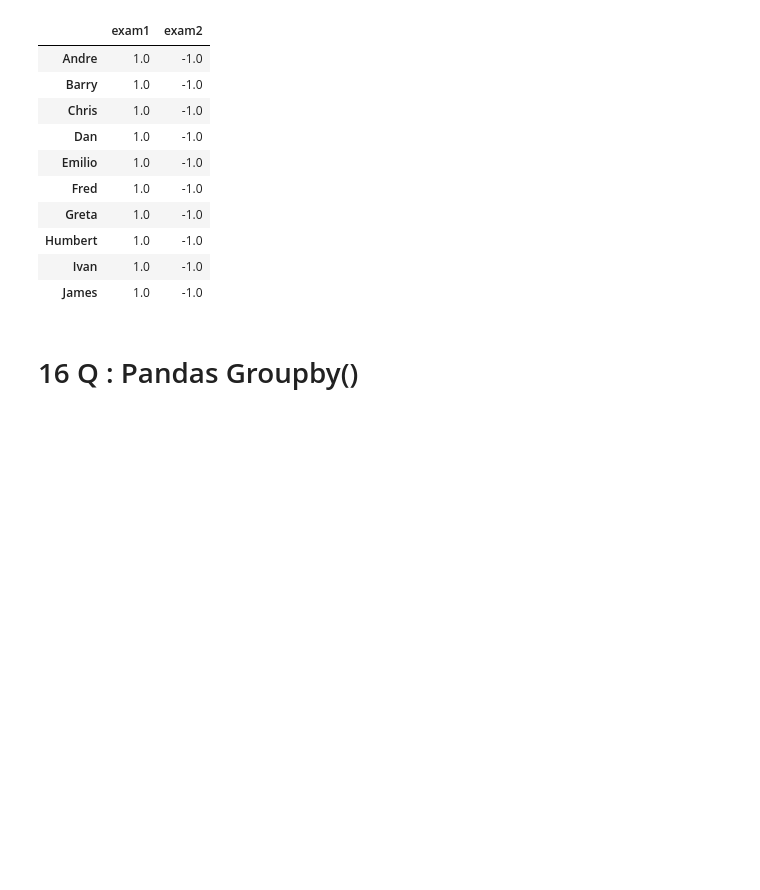
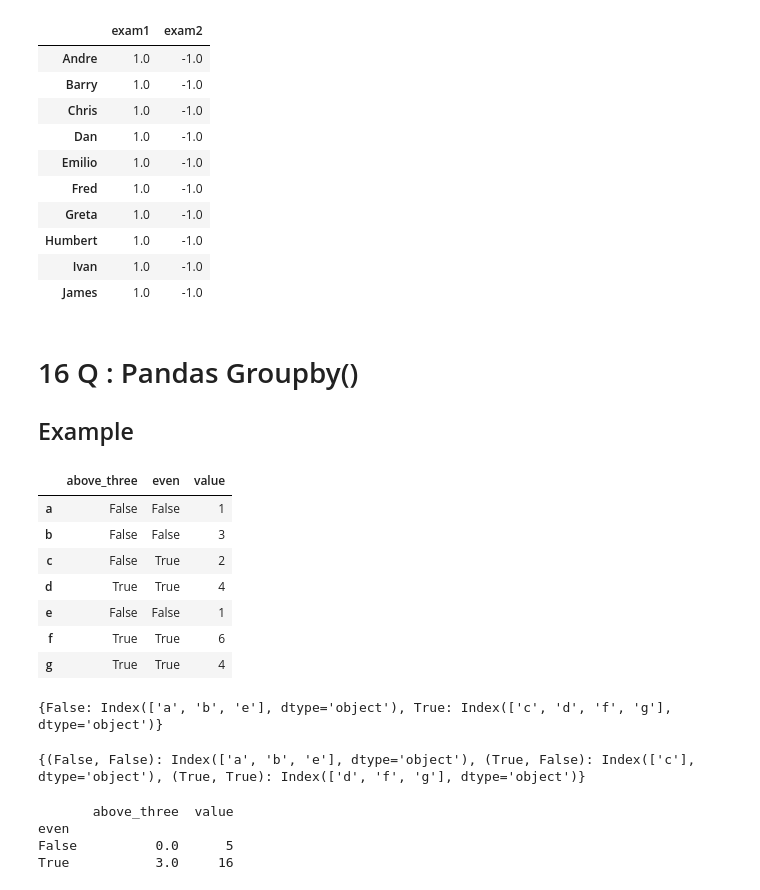
Before and after one commit to Kanbc/intro-to-data-analysis, a Jupyter notebook: code/Chapter 3 - NumPy and Pandas for 2D Data.ipynb, the cells around one changed output. Saved outputs shown, nothing was run; the diff lists cells and outputs as text; code cells hidden in the pictures; blank space fills up the shorter version.

```diff
--- a/code/Chapter 3 - NumPy and Pandas for 2D Data.ipynb
+++ b/code/Chapter 3 - NumPy and Pandas for 2D Data.ipynb
@@ -1107,3 +1107,6 @@ standardize_rows(grades_df)
 | James | 1.0 | -1.0 |
 # %% [markdown]
 # 16 Q : Pandas Groupby()
+
+
+## Example
@@ -1162,0 +1113,46 @@ subway_df = pd.read_csv(filename)
+# %%
+import matplotlib.pyplot as plt
+import numpy as np
+import pandas as pd
+import seaborn as sns
+
+values = np.array([1, 3, 2, 4, 1, 6, 4])
+example_df = pd.DataFrame({
+    'value': values,
+    'even': values % 2 == 0,
+    'above_three': values > 3
+}, index=['a', 'b', 'c', 'd', 'e', 'f', 'g'])
+
+# Examine DataFrame
+example_df
+# %% [output]
+|  | above_three | even | value |
+| a | False | False | 1 |
+| b | False | False | 3 |
+| c | False | True | 2 |
+| d | True | True | 4 |
+| e | False | False | 1 |
+| f | True | True | 6 |
+| g | True | True | 4 |
+# %%
+# Examine groups
+grouped_data = example_df.groupby('even')
+# The groups attribute is a dictionary mapping keys to lists of row indexes
+print(grouped_data.groups)
+# %% [output]
+{False: Index(['a', 'b', 'e'], dtype='object'), True: Index(['c', 'd', 'f', 'g'], dtype='object')}
+# %%
+# Group by multiple columns
+grouped_data = example_df.groupby(['even', 'above_three'])
+print(grouped_data.groups)
+# %% [output]
+{(False, False): Index(['a', 'b', 'e'], dtype='object'), (True, False): Index(['c'], dtype='object'), (True, True): Index(['d', 'f', 'g'], dtype='object')}
+# %%
+# Get sum of each group
+grouped_data = example_df.groupby('even')
+print(grouped_data.sum())
+# %% [output]
+       above_three  value
+even
+False          0.0      5
+True           3.0     16
```
Also changed, not shown: parts of 7 cells of this notebook.
